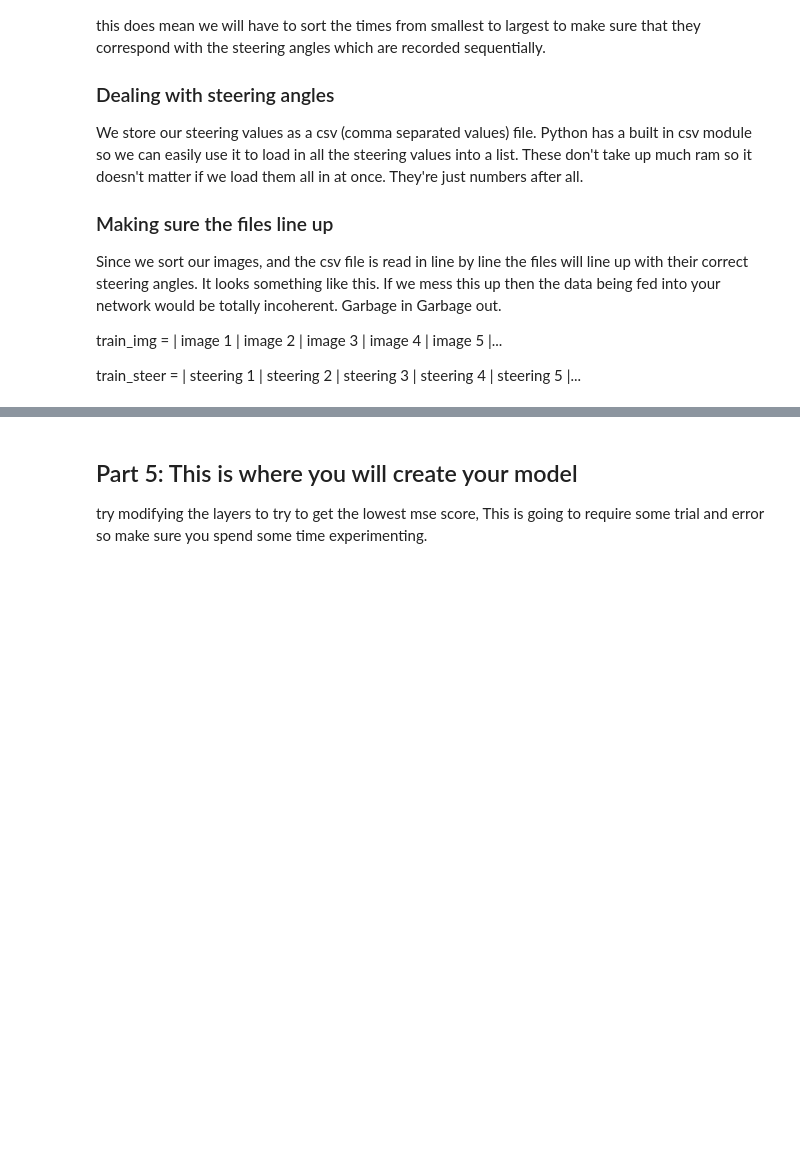
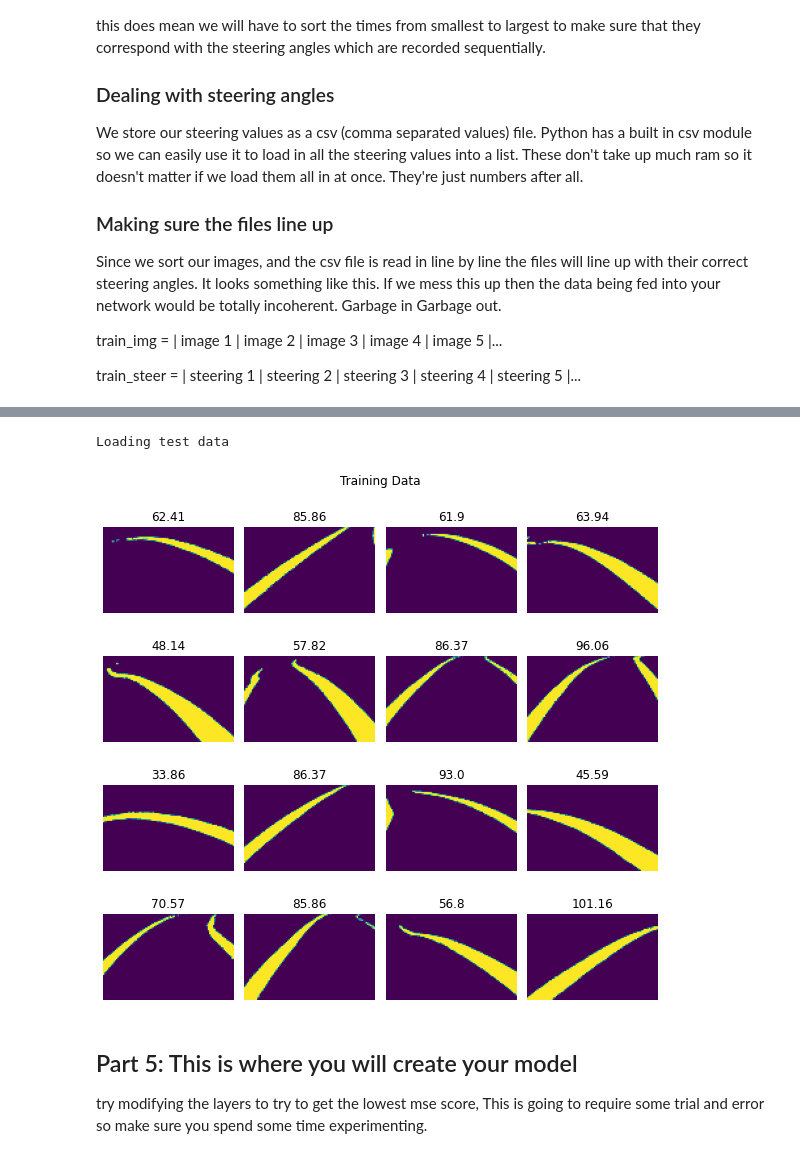
Before and after one commit to rrayhana/Demos, a Jupyter notebook: Lab Code/Lab Part 6/model.ipynb, the cells around one changed output, grey strips where cells are left out. Drawn from its saved outputs; the diff is of its cells as text; code cells hidden in the pictures; blank space fills up the shorter version.

Commit message:
Better data loading function

```diff
--- a/Lab Code/Lab Part 6/model.ipynb
+++ b/Lab Code/Lab Part 6/model.ipynb
@@ -185,0 +96,78 @@ plt.show()
+# %%
+import matplotlib.pyplot as plt # import matplotlib for plotting
+import tensorflow as tf
+import cv2 as cv
+import numpy as np
+import tqdm
+
+train_data = []
+test_data = []
+
+tqdm.tqdm.write("Loading training data")
+# load the images and steering angles into numpy arrays
+for path in tqdm.tqdm(train_img):
+    img = cv.imread(path) # read the image
+    hsv = cv.cvtColor(img, cv.COLOR_BGR2HSV)
+    # blur the image to remove noise
+    blur = cv.GaussianBlur(hsv, (5, 5), 0)
+    ## mask the image to get only the desired colors
+    mask = cv.inRange(blur, (40, 25, 73), (93, 194, 245))
+    ## we erode and dilate to remove noise
+    erode = cv.erode(mask, np.ones((5, 5), np.uint8), iterations=1)
+    dilate = cv.dilate(erode, np.ones((5, 5), np.uint8), iterations=1)
+    # we smooth the image with some gaussian blur
+    blur = cv.GaussianBlur(dilate, (5, 5), 0)
+    resize = cv.resize(blur, (100, 66))
+    resize = np.array(resize, dtype=np.float32)
+    train_data.append(resize)
+
+
+
+tqdm.tqdm.write("Loading test data")
+# loading the testing data
+for path in tqdm.tqdm(test_img):
+    img = cv.imread(path) # read the image
+    hsv = cv.cvtColor(img, cv.COLOR_BGR2HSV)
+    # blur the image to remove noise
+    blur = cv.GaussianBlur(hsv, (5, 5), 0)
+    ## mask the image to get only the desired colors
+    mask = cv.inRange(blur, (40, 25, 73), (93, 194, 245))
+    ## we erode and dilate to remove noise
+    erode = cv.erode(mask, np.ones((5, 5), np.uint8), iterations=1)
+    dilate = cv.dilate(erode, np.ones((5, 5), np.uint8), iterations=1)
+    # we smooth the image with some gaussian blur
+    blur = cv.GaussianBlur(dilate, (5, 5), 0)
+    resize = cv.resize(blur, (100, 66))
+    resize = np.array(resize, dtype=np.float32)
+    test_data.append(resize)
+
+
+
+# create a dataset from the training data and make a data pipeline
+train_ds = tf.data.Dataset.from_tensor_slices((train_data, train_steer)) # create a dataset from the image paths and steering angles
+train_ds = train_ds.repeat()
+train_ds = train_ds.shuffle(buffer_size=len(train_img)) # shuffle the dataset
+train_ds = train_ds.batch(BATCH_SIZE) # batch the dataset
+train_ds = train_ds.prefetch(tf.data.experimental.AUTOTUNE) # prefetch the dataset to improve performance
+
+# create a dataset from the testing data and make a data pipeline
+test_ds = tf.data.Dataset.from_tensor_slices((test_data, test_steer)) # create a dataset from the image paths and steering angles
+test_ds = test_ds.repeat() # repeat the dataset
+test_ds = test_ds.batch(BATCH_SIZE) # batch the dataset
+test_ds = test_ds.prefetch(tf.data.experimental.AUTOTUNE) # prefetch the dataset to improve performance
+
+# output the first 16 images and steering angles from the dataset
+fig, axs = plt.subplots(4, 4, figsize=(8, 8))
+# add title to the figure
+fig.suptitle('Training Data')
+fig.tight_layout()
+
+imgs, steer = next(iter(train_ds)) # get the first batch of images and steering angles
+
+for i in range(16):
+    axs[i//4, i%4].axis('off')
+    axs[i//4, i%4].imshow(imgs[i])
+    axs[i//4, i%4].set_title(round(steer[i].numpy(), 2))
+plt.tight_layout()
+plt.show()
+# %% [output]
@@ -186,3 +175,5 @@ plt.show()
+Loading test data
+[figure, added]
 # %% [markdown]
 ## Part 5: This is where you will create your model
 try modifying the layers to try to get the lowest mse score,
```
Also changed, not shown: parts of 5 cells of this notebook, 2 other files.
